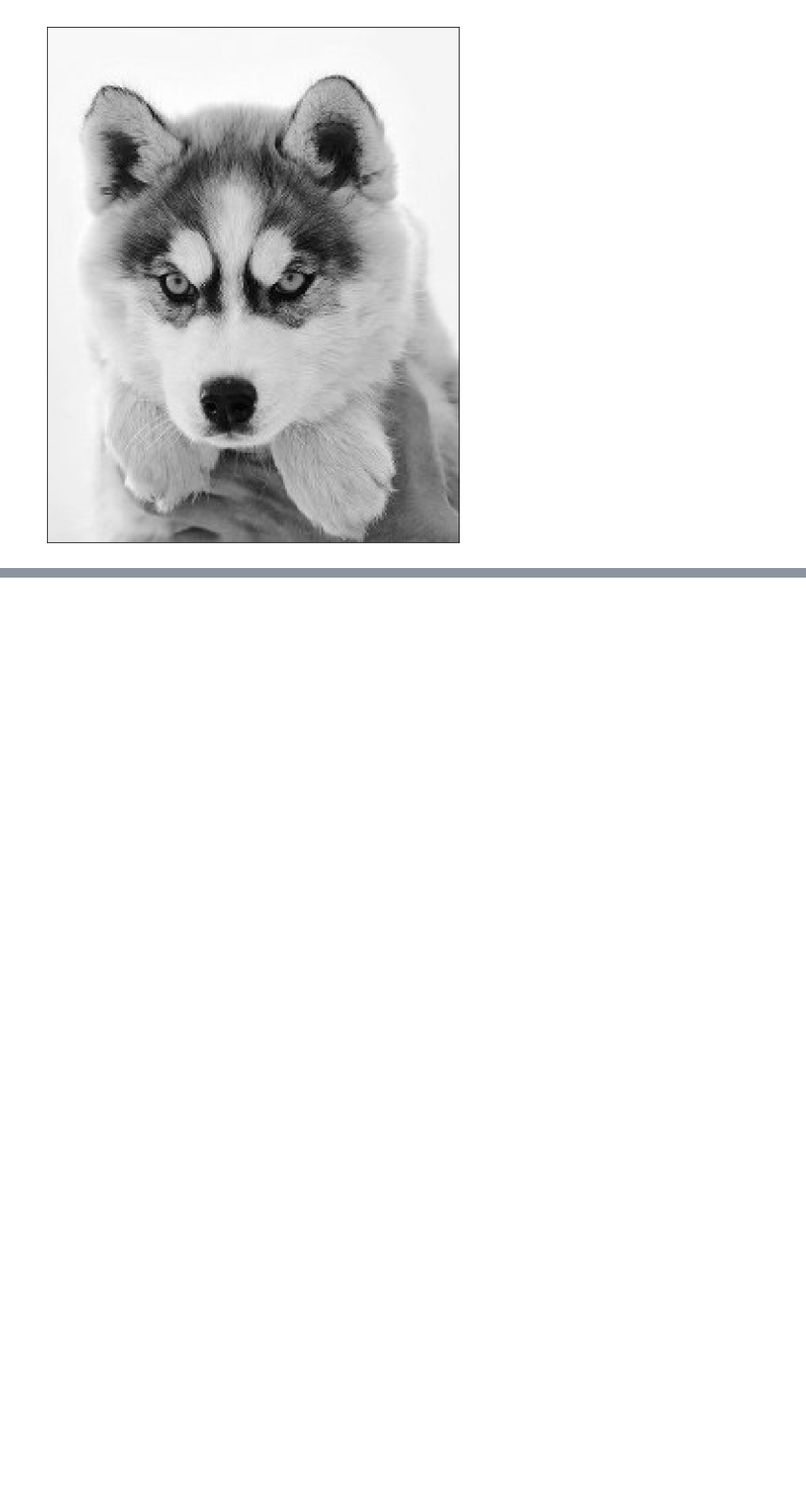
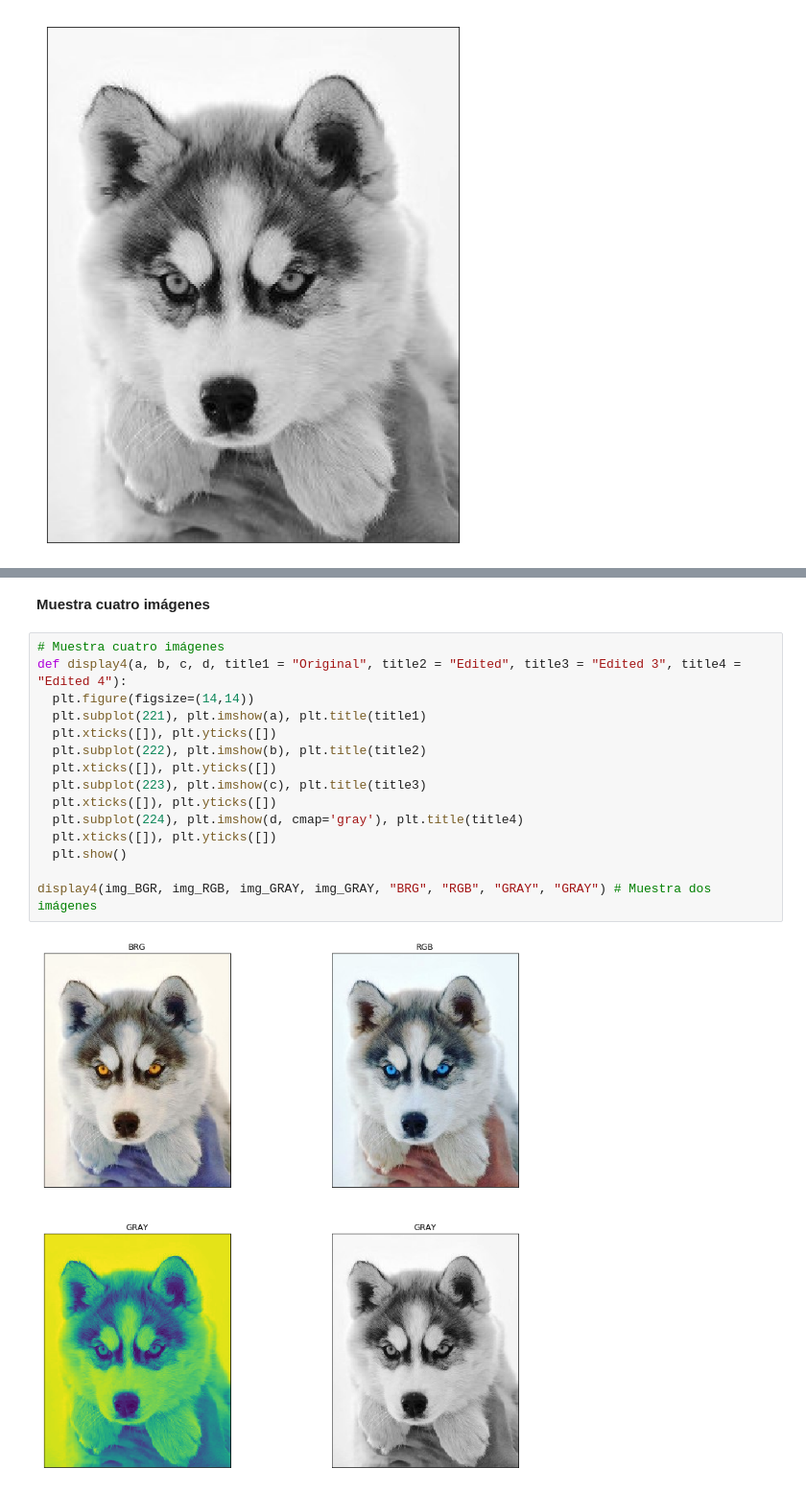
Before and after one commit to Telury/primagen, a Jupyter notebook: ejemplo.ipynb, the cells around one changed output, grey strips where cells are left out. Shown at 96% size. Cells and saved outputs as stored; diff of their text form; blank space fills up the shorter version.

```diff
--- a/ejemplo.ipynb
+++ b/ejemplo.ipynb
@@ -159,0 +182,19 @@ plt.show()
+# %% [markdown]
+**Muestra cuatro imágenes**
+# %%
+# Muestra cuatro imágenes
+def display4(a, b, c, d, title1 = "Original", title2 = "Edited", title3 = "Edited 3", title4 = "Edited 4"):
+  plt.figure(figsize=(14,14))
+  plt.subplot(221), plt.imshow(a), plt.title(title1)
+  plt.xticks([]), plt.yticks([])
+  plt.subplot(222), plt.imshow(b), plt.title(title2)
+  plt.xticks([]), plt.yticks([])
+  plt.subplot(223), plt.imshow(c), plt.title(title3)
+  plt.xticks([]), plt.yticks([])
+  plt.subplot(224), plt.imshow(d, cmap='gray'), plt.title(title4)
+  plt.xticks([]), plt.yticks([])
+  plt.show()
+
+display4(img_BGR, img_RGB, img_GRAY, img_GRAY, "BRG", "RGB", "GRAY", "GRAY") # Muestra dos imágenes
+# %% [output]
+[figure, added]
```
Also changed, not shown: parts of 5 cells of this notebook.
